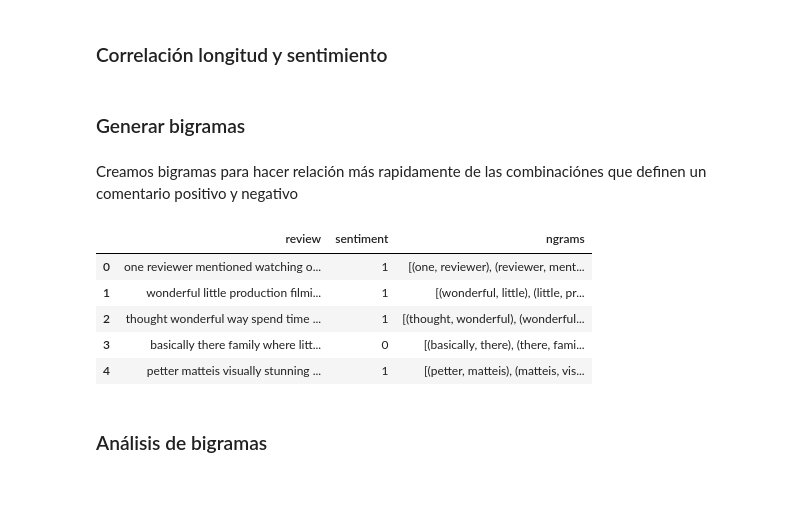
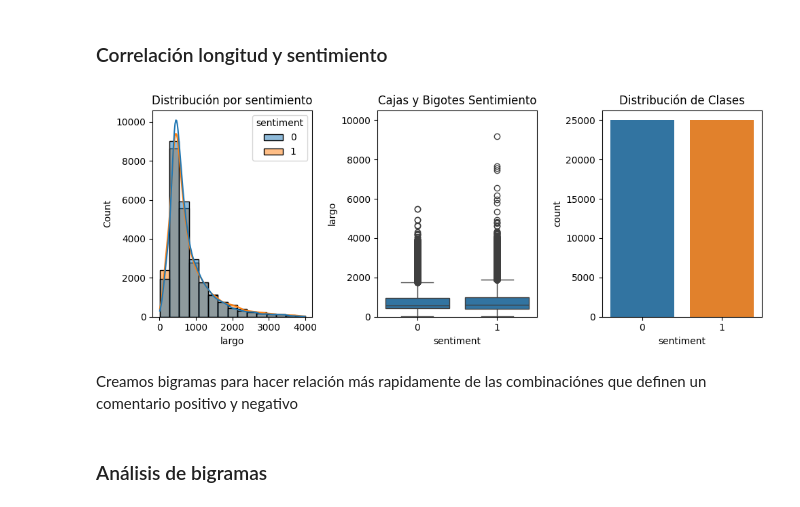
Before and after one commit to mgomez270/Projects-ML, a Jupyter notebook: IMBD/IMBD Reviews.ipynb, the cells around one changed output. Cells and saved outputs as stored; diff of their text form; code cells hidden in the pictures.

```diff
--- a/IMBD/IMBD Reviews.ipynb
+++ b/IMBD/IMBD Reviews.ipynb
@@ -130,0 +118,2 @@ Name: review, Length: 50000, dtype: object
+# %%
+df_preprocessed['largo'] = df_preprocessed['review'].apply(len)
@@ -131,6 +132,20 @@ Name: review, Length: 50000, dtype: object
 # %% [markdown]
 ### Correlación longitud y sentimiento
-# %% [markdown]
-### Generar bigramas
+# %%
+fig, ax = plt.subplots(1,3,figsize=(10,4))
+ax[0].set_title('Distribución por sentimiento')
+sns.histplot(df_preprocessed[df_preprocessed['largo'] < 4000],x='largo',hue='sentiment',kde=True,bins=15,ax=ax[0])
+
+ax[1].set_title('Cajas y Bigotes Sentimiento')
+sns.boxplot(df_preprocessed,x='sentiment',y='largo',ax=ax[1])
+ax[1].set_ylim(0,10500)
+
+ax[2].set_title('Distribución de Clases')
+sns.countplot(df_preprocessed,x='sentiment',hue='sentiment',legend=False,ax=ax[2])
+
+plt.tight_layout()
+plt.show()
+# %% [output]
+[figure, added]
 # %% [markdown]
 Creamos bigramas para hacer relación más rapidamente de las combinaciónes que definen un comentario positivo y negativo
@@ -151,11 +152,2 @@ negative_ngrams = [ngram for sentiment, ngrams_list in zip(df_preprocessed['sent
-# %%
-df_preprocessed.head()
-# %% [output]
-|  | review | sentiment | ngrams |
-| 0 | one reviewer mentioned watching o... | 1 | [(one, reviewer), (reviewer, ment... |
-| 1 | wonderful little production filmi... | 1 | [(wonderful, little), (little, pr... |
-| 2 | thought wonderful way spend time ... | 1 | [(thought, wonderful), (wonderful... |
-| 3 | basically there family where litt... | 0 | [(basically, there), (there, fami... |
-| 4 | petter matteis visually stunning ... | 1 | [(petter, matteis), (matteis, vis... |
 # %% [markdown]
 ### Análisis de bigramas
```
Also changed, not shown: parts of 21 cells of this notebook.
